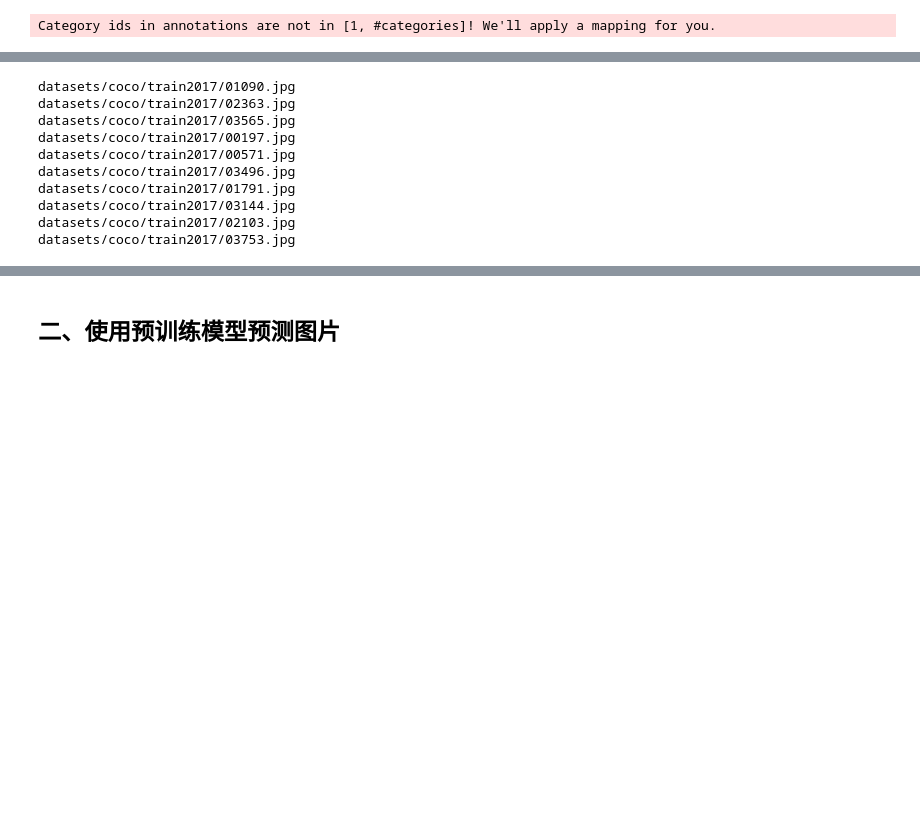
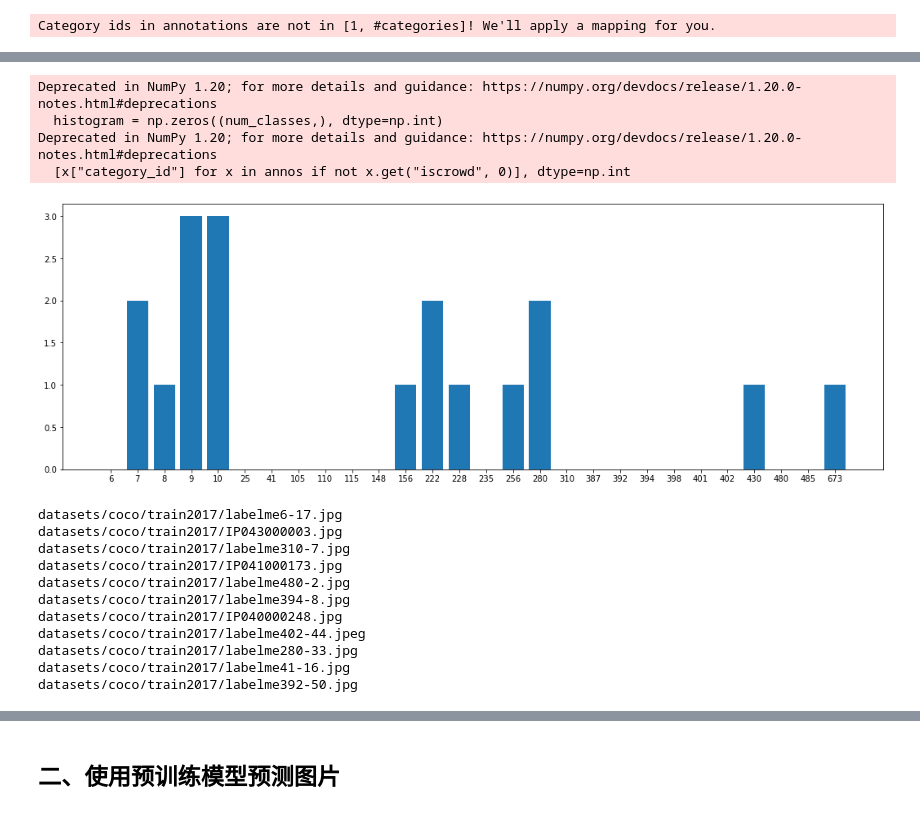
Before and after one commit to Js2Hou/TDCUP2022, a Jupyter notebook: demo.ipynb, the cells around one changed output, grey strips where cells are left out. Drawn from its saved outputs; the diff is of its cells as text; code cells hidden in the pictures; blank space fills up the shorter version.

```diff
--- a/demo.ipynb
+++ b/demo.ipynb
@@ -26,0 +34,7 @@ pest_train_dataset[0]
+# %%
+# 查看类别
+
+class_names = pest_metadata.thing_classes
+
+print(len(class_names))
+print(class_names)
@@ -27,22 +64,73 @@ pest_train_dataset[0]
+# %%
+# 查看数据集各个类别分布
+
+import itertools
+import numpy as np
+import matplotlib.pyplot as plt
+
+def print_instances_class_histogram(dataset_dicts, class_names):
+    """
+    Args:
+        dataset_dicts (list[dict]): list of dataset dicts.
+        class_names (list[str]): list of class names (zero-indexed).
+    """
+    num_classes = len(class_names)
+    hist_bins = np.arange(num_classes + 1)
+    histogram = np.zeros((num_classes,), dtype=np.int)
+    for entry in dataset_dicts:
+        annos = entry["annotations"]
+        classes = np.asarray(
+            [x["category_id"] for x in annos if not x.get("iscrowd", 0)], dtype=np.int
+        )
+        if len(classes):
+            assert classes.min() >= 0, f"Got an invalid category_id={classes.min()}"
+            assert (
+                classes.max() < num_classes
+            ), f"Got an invalid category_id={classes.max()} for a dataset of {num_classes} classes"
+        histogram += np.histogram(classes, bins=hist_bins)[0]
+
+    # plot
+    import matplotlib.pyplot as plt
+
+
+    plt.figure(figsize=(18, 6))
+    plt.bar(list(range(28)), histogram, tick_label=class_names)
+
+    return histogram
+
+
+histogram = print_instances_class_histogram(pest_train_dataset, class_names)
+# %% [output]
+Deprecated in NumPy 1.20; for more details and guidance: https://numpy.org/devdocs/release/1.20.0-notes.html#deprecations
+  histogram = np.zeros((num_classes,), dtype=np.int)
+Deprecated in NumPy 1.20; for more details and guidance: https://numpy.org/devdocs/release/1.20.0-notes.html#deprecations
+  [x["category_id"] for x in annos if not x.get("iscrowd", 0)], dtype=np.int
+[figure, added]
 # %%
 # 查看有标注的数据
 
 idxs = []  # 所有有标注图片的index
+i = 0
 for id, meta_ in enumerate(pest_train_dataset):
     if meta_['annotations']:
         print(meta_['file_name'])
         idxs.append(id)
+        i += 1
+
+        if i > 10:
+            break
 # %% [output]
-datasets/coco/train2017/01090.jpg
-datasets/coco/train2017/02363.jpg
-datasets/coco/train2017/03565.jpg
-datasets/coco/train2017/00197.jpg
-datasets/coco/train2017/00571.jpg
-datasets/coco/train2017/03496.jpg
-datasets/coco/train2017/01791.jpg
-datasets/coco/train2017/03144.jpg
-datasets/coco/train2017/02103.jpg
-datasets/coco/train2017/03753.jpg
+datasets/coco/train2017/labelme6-17.jpg
+datasets/coco/train2017/IP043000003.jpg
+datasets/coco/train2017/labelme310-7.jpg
+datasets/coco/train2017/IP041000173.jpg
+datasets/coco/train2017/labelme480-2.jpg
+datasets/coco/train2017/labelme394-8.jpg
+datasets/coco/train2017/IP040000248.jpg
+datasets/coco/train2017/labelme402-44.jpeg
+datasets/coco/train2017/labelme280-33.jpg
+datasets/coco/train2017/labelme41-16.jpg
+datasets/coco/train2017/labelme392-50.jpg
 # %%
 # 可视化检查
 
```
Also changed, not shown: parts of 12 cells of this notebook, 16 other files.
